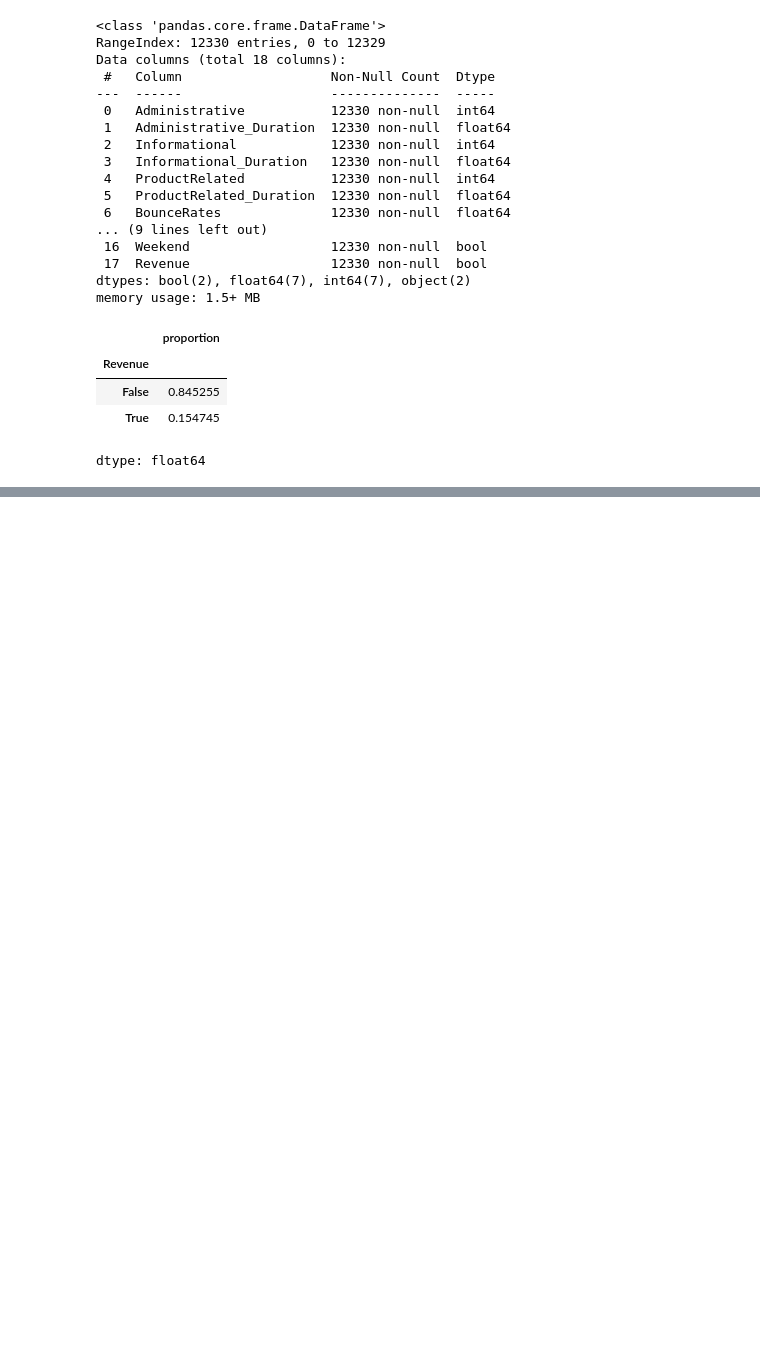
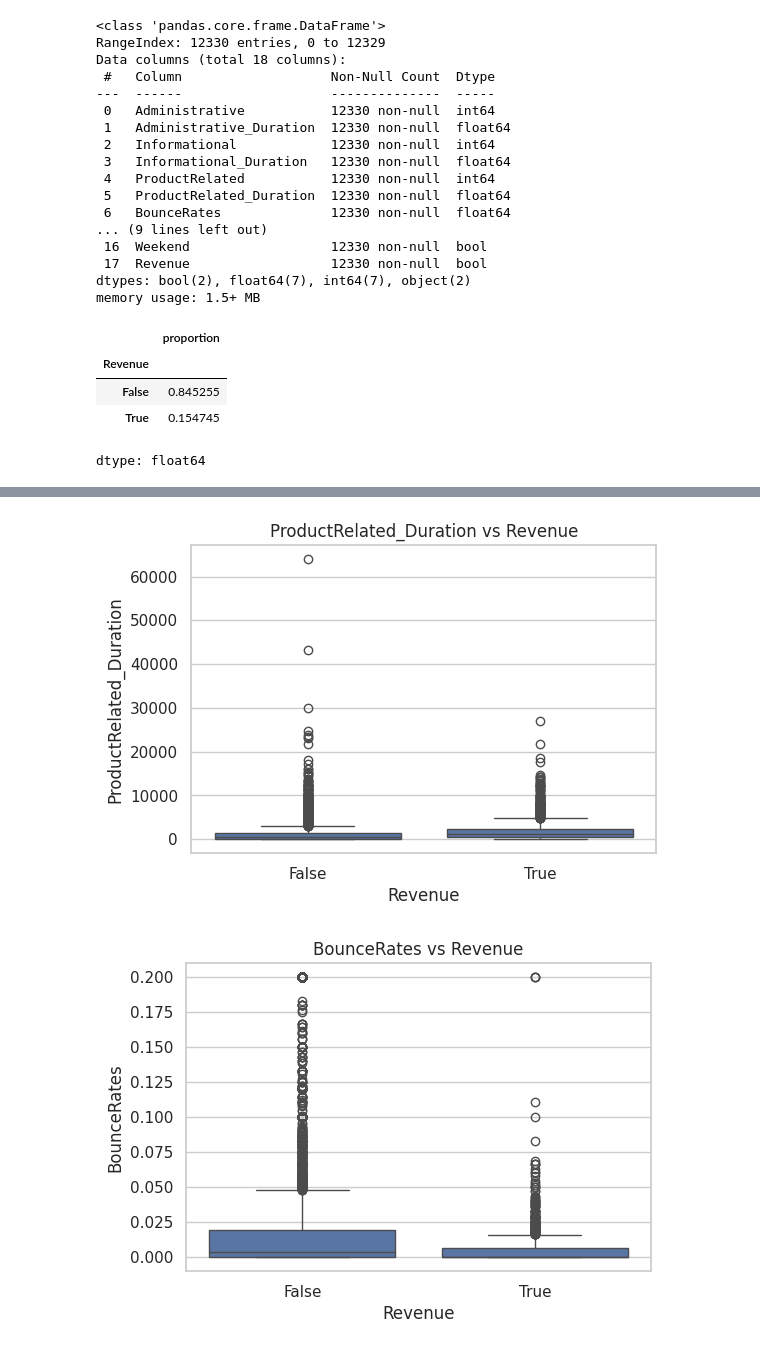
Before and after one commit to hetalsharmaaa/perzonix, a Jupyter notebook: shoppersintent.ipynb, the cells around one changed output, grey strips where cells are left out. Saved outputs shown, nothing was run; the diff lists cells and outputs as text; code cells hidden in the pictures; blank space fills up the shorter version.

```diff
--- a/shoppersintent.ipynb
+++ b/shoppersintent.ipynb
@@ -54,0 +139,9 @@ dtype: float64
+# %%
+for col in ["ProductRelated_Duration", "BounceRates", "ExitRates", "PageValues"]:
+    plt.figure(figsize=(6,4))
+    sns.boxplot(x="Revenue", y=col, data=df)
+    plt.title(f"{col} vs Revenue")
+    plt.show()
+# %% [output]
+[figure, added]
+[figure, added]
```
Also changed, not shown: parts of 9 cells of this notebook.
